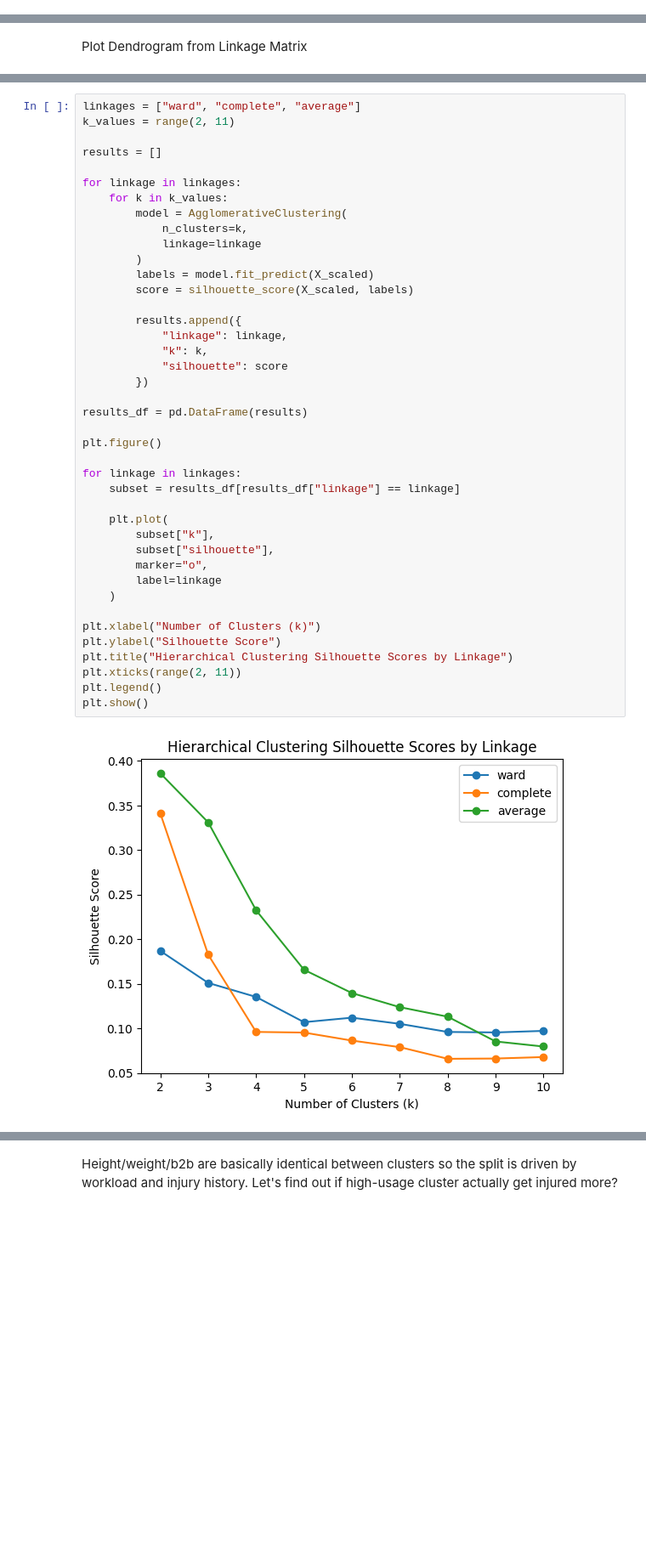
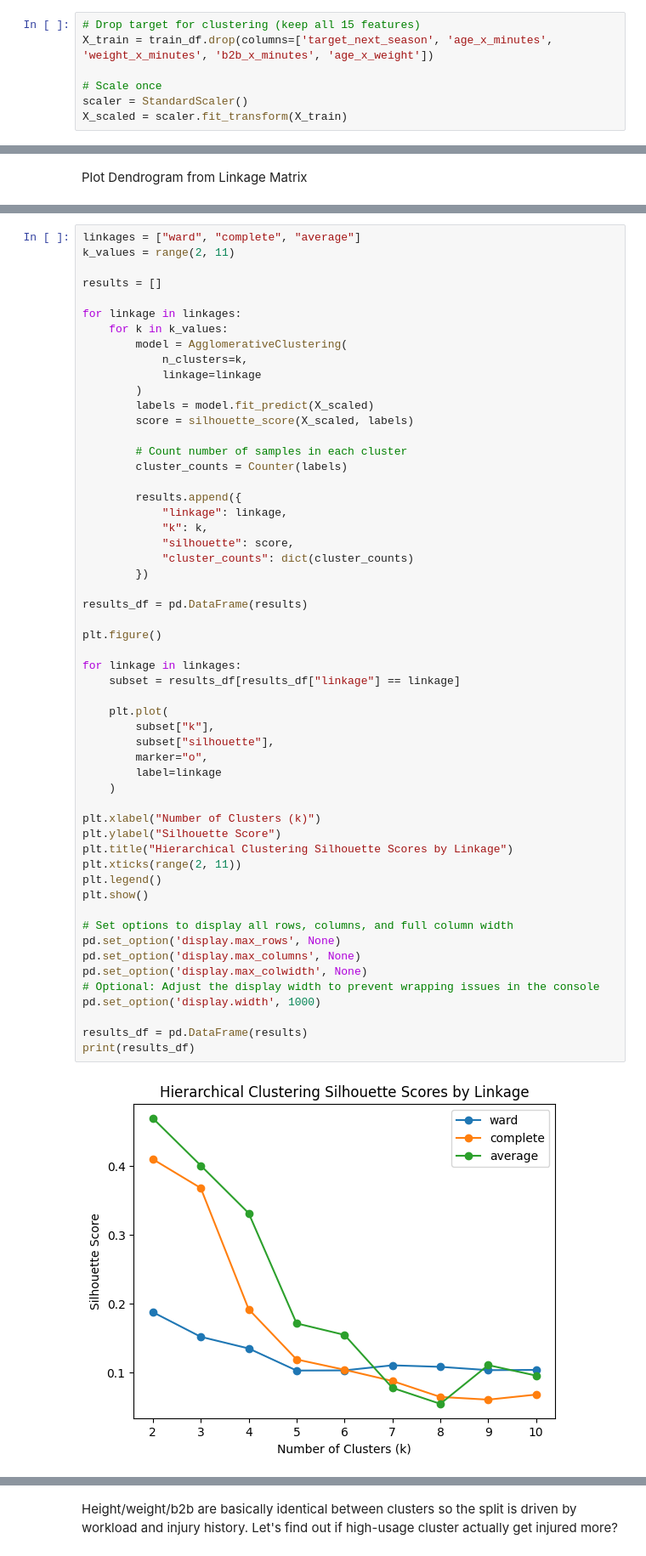
Before and after one commit to jtang6031/siads-696-nba-injury-prediction, a Jupyter notebook: notebooks/06_unsupervised_models.ipynb, the cells around one changed output, grey strips where cells are left out. Shown at 85% size. Cells and saved outputs as stored; diff of their text form; blank space fills up the shorter version.

```diff
--- a/notebooks/06_unsupervised_models.ipynb
+++ b/notebooks/06_unsupervised_models.ipynb
@@ -137,6 +138,13 @@ plt.show()
 The elbow plot and silhouette score plot further reinforce the conclusion that the dataset exhibits weak cluster structure. In the elbow plot, the inertia decreases gradually without a clear inflection point, indicating the absence of a well-defined “elbow” and no obvious optimal value of k. Similarly, the silhouette scores peak at k = 2, but the maximum value of 0.23 is relatively low. This suggests that even at the best-performing cluster count, the separation between clusters is weak and there is substantial overlap among data points.
 # %% [markdown]
 ## 6.3 Hierarchical Clustering + Visualizations
+# %%
+# Drop target for clustering (keep all 15 features)
+X_train = train_df.drop(columns=['target_next_season', 'age_x_minutes', 'weight_x_minutes', 'b2b_x_minutes', 'age_x_weight'])
+
+# Scale once
+scaler = StandardScaler()
+X_scaled = scaler.fit_transform(X_train)
 # %% [markdown]
 Compute Linkage Matrix
 # %%
@@ -166,32 +174,46 @@ for linkage in linkages:
         )
         labels = model.fit_predict(X_scaled)
         score = silhouette_score(X_scaled, labels)
 
+        # Count number of samples in each cluster
+        cluster_counts = Counter(labels)
+
         results.append({
             "linkage": linkage,
             "k": k,
-            "silhouette": score
+            "silhouette": score,
+            "cluster_counts": dict(cluster_counts)
         })
 
 results_df = pd.DataFrame(results)
 
 plt.figure()
 
 for linkage in linkages:
     subset = results_df[results_df["linkage"] == linkage]
 
     plt.plot(
         subset["k"],
         subset["silhouette"],
         marker="o",
         label=linkage
     )
 
 plt.xlabel("Number of Clusters (k)")
 plt.ylabel("Silhouette Score")
 plt.title("Hierarchical Clustering Silhouette Scores by Linkage")
 plt.xticks(range(2, 11))
 plt.legend()
 plt.show()
+
+# Set options to display all rows, columns, and full column width
+pd.set_option('display.max_rows', None)
+pd.set_option('display.max_columns', None)
+pd.set_option('display.max_colwidth', None)
+# Optional: Adjust the display width to prevent wrapping issues in the console
+pd.set_option('display.width', 1000)
+
+results_df = pd.DataFrame(results)
+print(results_df)
 # %% [output]
-[figure, old version]
+[figure, new version]
```
Also changed, not shown: parts of 12 cells of this notebook.
